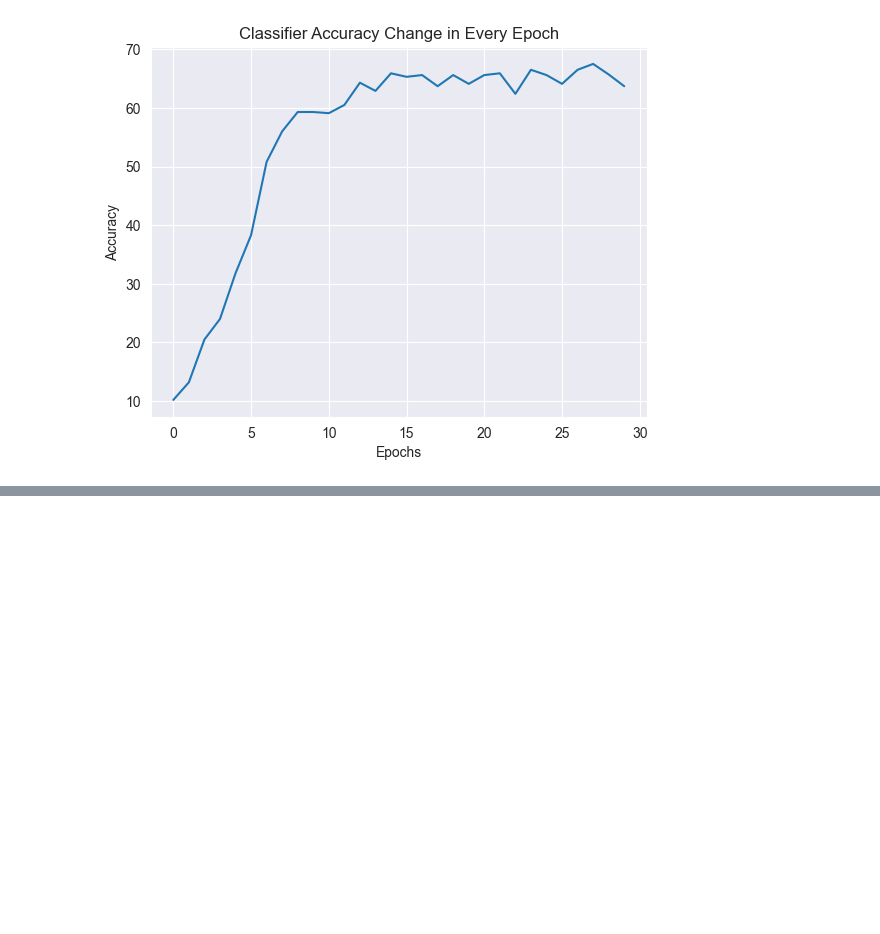
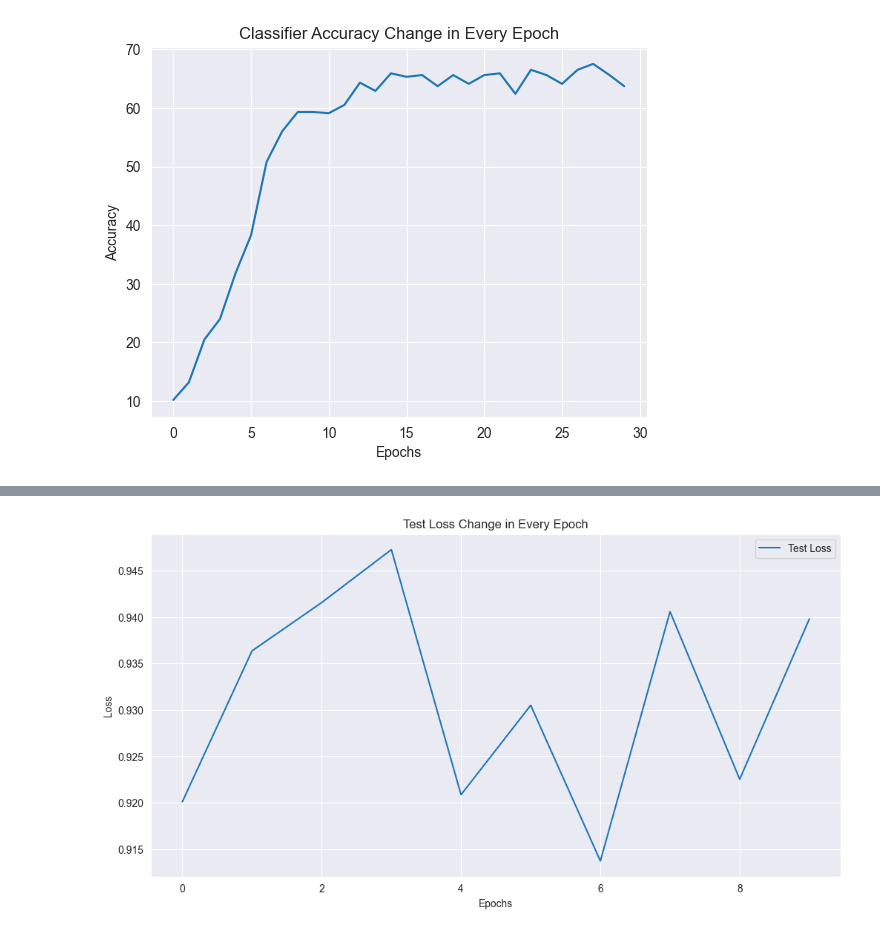
Before and after one commit to omerzzeybek9/Image-Recognition-Project, a Jupyter notebook: Learning.ipynb, the cells around one changed output, grey strips where cells are left out. Drawn from its saved outputs; the diff is of its cells as text; code cells hidden in the pictures; blank space fills up the shorter version.

```diff
--- a/Learning.ipynb
+++ b/Learning.ipynb
@@ -92,7 +92,7 @@ def create_pairs(images, labels, num_pairs=16):
 # %%
 # Training loop for the contrastive loss
 losses = []
-num_epochs_contrastive = 30
+num_epochs_contrastive = 10
 for epoch in range(num_epochs_contrastive):
     embedding_resnet.train()
     running_loss = 0.0
@@ -243,3 +243,30 @@ plt.title("Classifier Accuracy Change in Every Epoch")
 plt.show()
 # %% [output]
 [figure]
+# %%
+#Test Phase
+test_losses = []
+test_accuracy = []
+epoch_test = 10
+for epoch in range(epoch_test):
+    full_model.eval()
+    test_loss = 0.0
+    correct = 0
+    total = 0
+    with torch.no_grad():
+        for images, labels in loader_test:
+            images, labels = images.to(device), labels.to(device)
+            outputs = full_model(images)
+            loss = criterion_classifier(outputs, labels)
+
+            test_loss += loss.item()
+            _, predicted = torch.max(outputs.data, 1)
+            total += labels.size(0)
+            correct += (predicted == labels).sum().item()
+
+    avg_test_loss = test_loss / len(loader_test)
+    test_losses.append(avg_test_loss)
+    test_acc = 100 * correct / total
+    test_accuracy.append(test_acc)
+
+    print(f"Epoch: {epoch},Test Loss: {avg_test_loss:.4f}, Test Accuracy: {test_acc:.2f}%")
@@ -245,0 +284,11 @@ plt.show()
+# %%
+#Plotting the train and test loss
+plt.figure(figsize=(12, 6))
+sns.lineplot(x=range(len(test_losses)), y=test_losses, label='Test Loss')
+plt.xlabel('Epochs')
+plt.ylabel('Loss')
+plt.title("Test Loss Change in Every Epoch")
+plt.legend()
+plt.show()
+# %% [output]
+[figure, added]
```
Also changed, not shown: parts of 4 cells of this notebook, 1 other file.
